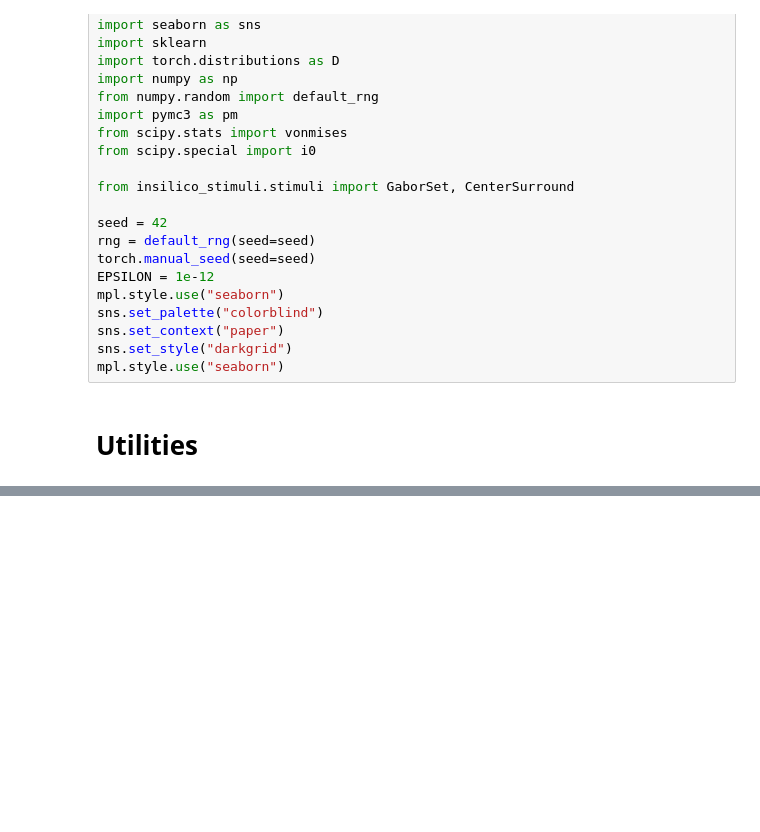
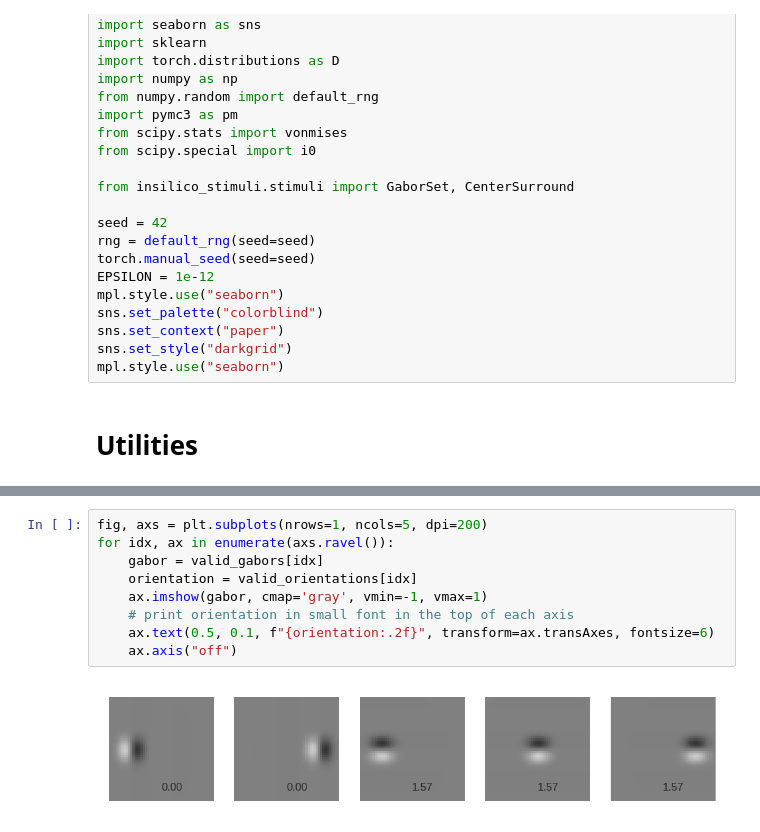
Before and after one commit to suhasshrinivasan/probabilistic-center-surround, a Jupyter notebook: haefner/hierarchical_model_forward.ipynb, the cells around one changed output, grey strips where cells are left out. Drawn from its saved outputs; the diff is of its cells as text; blank space fills up the shorter version.

```diff
--- a/haefner/hierarchical_model_forward.ipynb
+++ b/haefner/hierarchical_model_forward.ipynb
@@ -114,3 +112,14 @@ n_neurons = valid_orientations.shape[0]
+# %%
+fig, axs = plt.subplots(nrows=1, ncols=5, dpi=200)
+for idx, ax in enumerate(axs.ravel()):
+    gabor = valid_gabors[idx]
+    orientation = valid_orientations[idx]
+    ax.imshow(gabor, cmap='gray', vmin=-1, vmax=1)
+    # print orientation in small font in the top of each axis
+    ax.text(0.5, 0.1, f"{orientation:.2f}", transform=ax.transAxes, fontsize=6)
+    ax.axis("off")
+# %% [output]
+[figure, added]
 # %%
 vonmises_loc = 0
 vonmises_kappa = 1
```
Also changed, not shown: parts of 12 cells of this notebook, 3 other files.
